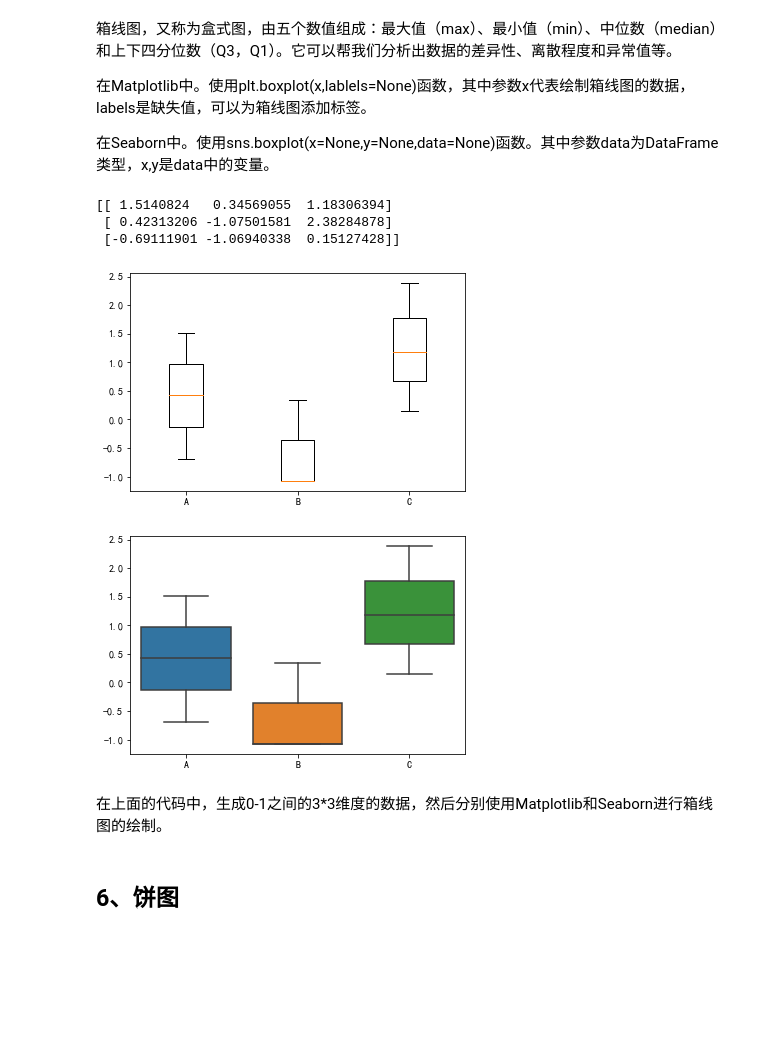
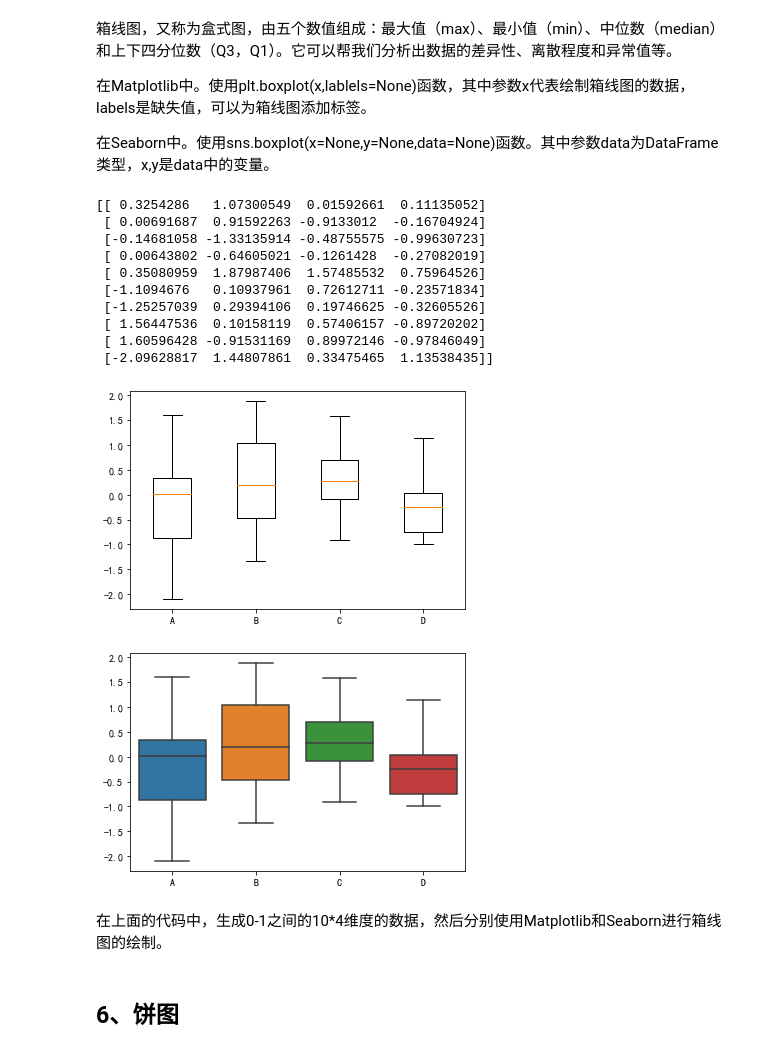
Before and after one commit to too-hoo/DataAnalysisInAction, a Jupyter notebook: lesson15/数据分析可视化.ipynb, the cells around one changed output. Saved outputs shown, nothing was run; the diff lists cells and outputs as text; code cells hidden in the pictures; blank space fills up the shorter version.

```diff
--- a/lesson15/数据分析可视化.ipynb
+++ b/lesson15/数据分析可视化.ipynb
@@ -145,29 +145,36 @@ plt.show()
 # %%
 import numpy as np
 import pandas as pd
-import matplotlib.pyplot as ptl #不导入.pyplot也没事
+import matplotlib.pyplot as plt #不导入.pyplot也没事
 import seaborn as sns
 
 # 数据准备
-# 生成 0-1 之间的 3 * 3 维度的数据
-data = np.random.normal(size=(3,3)) # 3列对应3个标签
+# 生成 0-1 之间的 10 * 4 维度的数据
+data = np.random.normal(size=(10,4)) # 3列对应3个标签
 print(data)
-labels = ['A','B','C']
+labels = ['A','B','C','D']
 # 使用Matplotlib画出箱线图
 plt.boxplot(data, labels = labels) #数据按照列显示
 plt.show()
 # 使用Seaborn 画出箱线图
 df = pd.DataFrame(data, columns = labels)
 sns.boxplot(data=df)
 plt.show()
 # %% [output]
-[[ 1.5140824   0.34569055  1.18306394]
- [ 0.42313206 -1.07501581  2.38284878]
- [-0.69111901 -1.06940338  0.15127428]]
+[[ 0.3254286   1.07300549  0.01592661  0.11135052]
+ [ 0.00691687  0.91592263 -0.9133012  -0.16704924]
+ [-0.14681058 -1.33135914 -0.48755575 -0.99630723]
+ [ 0.00643802 -0.64605021 -0.1261428  -0.27082019]
+ [ 0.35080959  1.87987406  1.57485532  0.75964526]
+ [-1.1094676   0.10937961  0.72612711 -0.23571834]
+ [-1.25257039  0.29394106  0.19746625 -0.32605526]
+ [ 1.56447536  0.10158119  0.57406157 -0.89720202]
+ [ 1.60596428 -0.91531169  0.89972146 -0.97846049]
+ [-2.09628817  1.44807861  0.33475465  1.13538435]]
-[figure, old version]
+[figure, new version]
-[figure, old version]
+[figure, new version]
 # %% [markdown]
-在上面的代码中，生成0-1之间的3*3维度的数据，然后分别使用Matplotlib和Seaborn进行箱线图的绘制。
+在上面的代码中，生成0-1之间的10*4维度的数据，然后分别使用Matplotlib和Seaborn进行箱线图的绘制。
 # %% [markdown]
 ## 6、饼图
 # %% [markdown]
```
